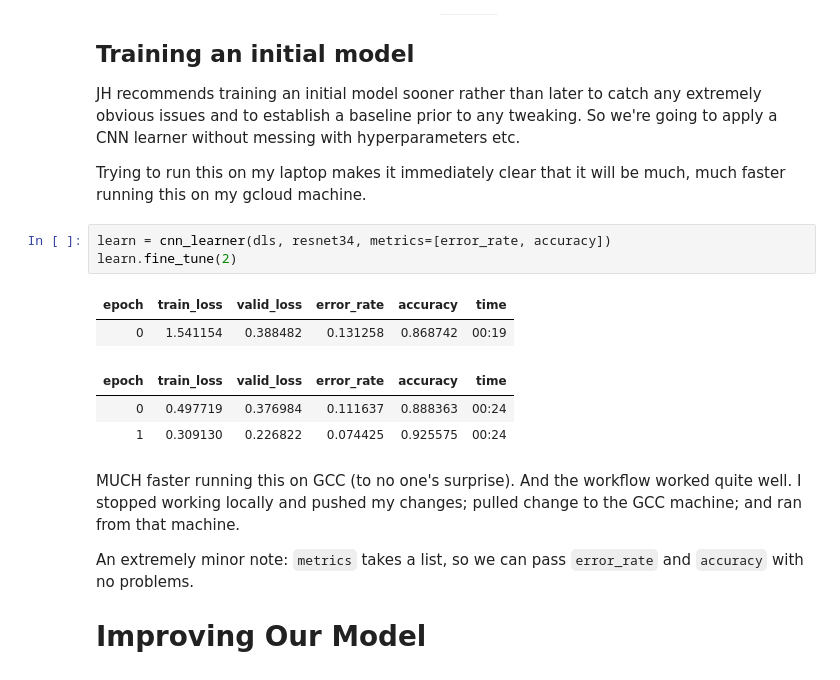
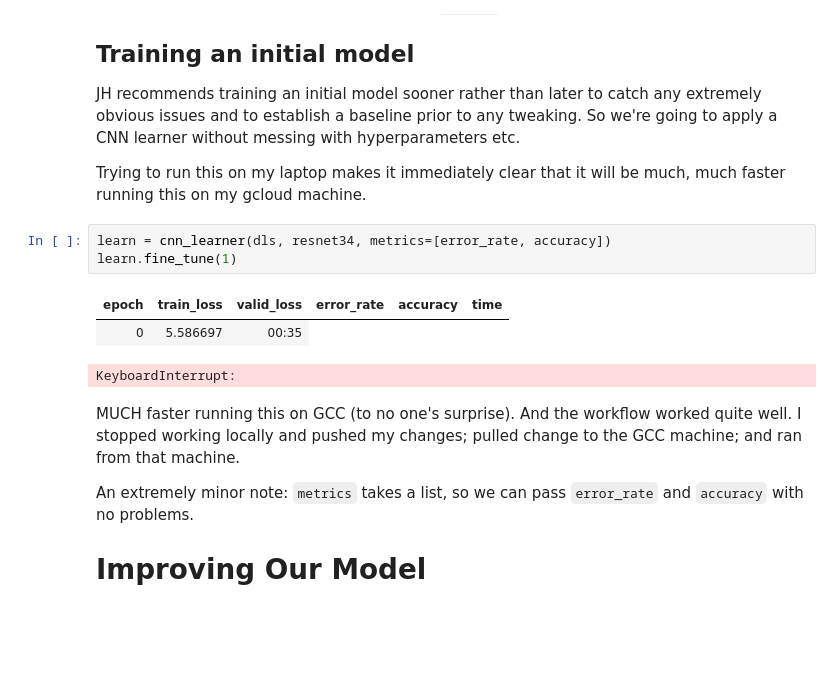
Before and after one commit to djliden/deep_learning_practice, a Jupyter notebook: notebooks/ch5_image_classification.ipynb, the cells around one changed output. Drawn from its saved outputs; the diff is of its cells as text; blank space fills up the shorter version.

```diff
--- a/notebooks/ch5_image_classification.ipynb
+++ b/notebooks/ch5_image_classification.ipynb
@@ -92,13 +92,11 @@ JH recommends training an initial model sooner rather than later to catch any ex
 Trying to run this on my laptop makes it immediately clear that it will be much, much faster running this on my gcloud machine.
 # %%
 learn = cnn_learner(dls, resnet34, metrics=[error_rate, accuracy])
-learn.fine_tune(2)
+learn.fine_tune(1)
 # %% [output]
 | epoch | train_loss | valid_loss | error_rate | accuracy | time |
-| 0 | 1.541154 | 0.388482 | 0.131258 | 0.868742 | 00:19 |
+| 0 | 5.586697 | 00:35 |
-| epoch | train_loss | valid_loss | error_rate | accuracy | time |
-| 0 | 0.497719 | 0.376984 | 0.111637 | 0.888363 | 00:24 |
-| 1 | 0.309130 | 0.226822 | 0.074425 | 0.925575 | 00:24 |
+KeyboardInterrupt:
 # %% [markdown]
 MUCH faster running this on GCC (to no one's surprise). And the workflow worked quite well. I stopped working locally and pushed my changes; pulled change to the GCC machine; and ran from that machine.
 
```
Also changed, not shown: parts of 8 cells of this notebook.
